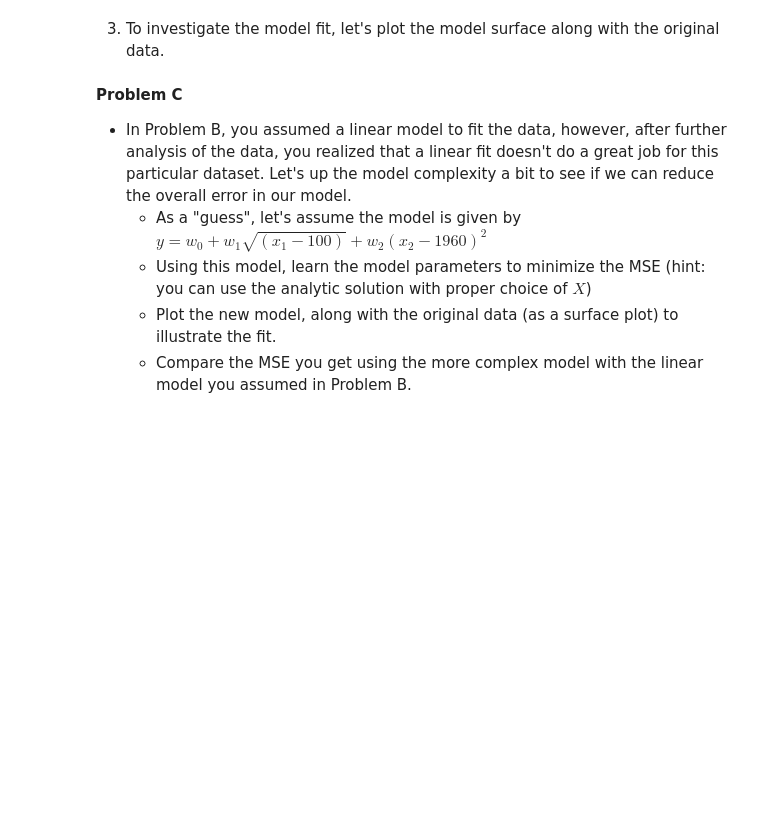
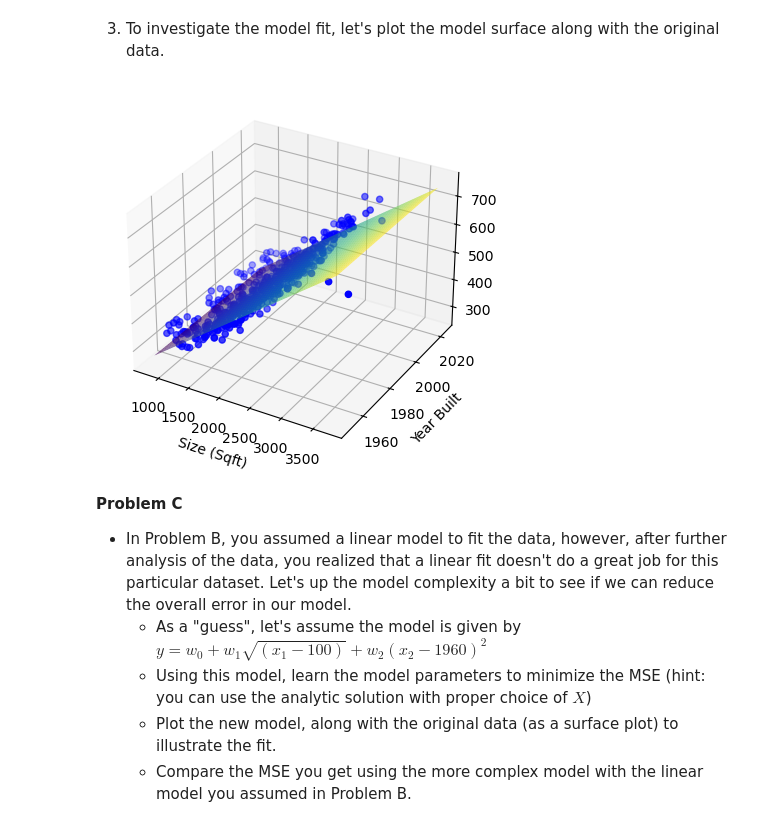
Before and after one commit to dyl80/Project1, a Jupyter notebook: Project1_S2026.ipynb, the cells around one changed output. Drawn from its saved outputs; the diff is of its cells as text; code cells hidden in the pictures; blank space fills up the shorter version.

```diff
--- a/Project1_S2026.ipynb
+++ b/Project1_S2026.ipynb
@@ -335,3 +327,28 @@ analy_w = LinRegression( x, price )
+# %%
+# Plot model surface here #
+fig = plt.figure()
+ax = fig.add_subplot(111, projection='3d')
+
+# 1. Create a meshgrid based on the range of your data
+x1_range = np.linspace(house_size.min(), house_size.max(), 500)
+x2_range = np.linspace(year.min(), year.max(), 500)
+X1, X2 = np.meshgrid(x1_range, x2_range)
+X1_norm = (X1 - mean[0]) / std[0]
+X2_norm = (X2 - mean[1]) / std[1]
+# Predict values for meshgrid
+Z = analy_w[0] + analy_w[1] * X1_norm + analy_w[2] * X2_norm
+
+# Plotting
+# Original data
+ax.scatter(hdf['Size_SqFt'], hdf['Year_Built'], hdf['Price_Thousands'], c='blue', marker='o')
+surf = ax.plot_surface(X1, X2, Z, alpha=0.7, cmap='viridis')
+
+ax.set_xlabel('Size (Sqft)')
+ax.set_ylabel('Year Built')
+ax.set_zlabel
+plt.show()
+# %% [output]
+[figure, added]
 # %% [markdown]
 **Problem C**
 * In Problem B, you assumed a linear model to fit the data, however, after further analysis of the data, you realized that a linear fit doesn't do a great job for this particular dataset.  Let's up the model complexity a bit to see if we can reduce the overall error in our model.
```
Also changed, not shown: parts of 6 cells of this notebook.
